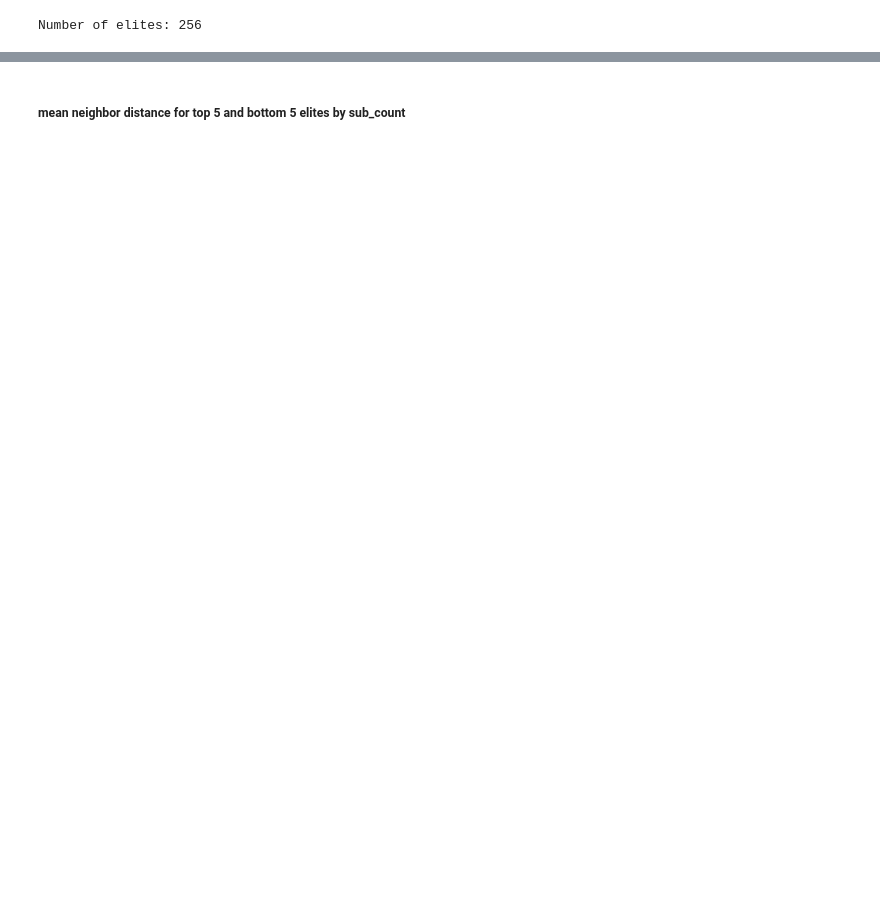
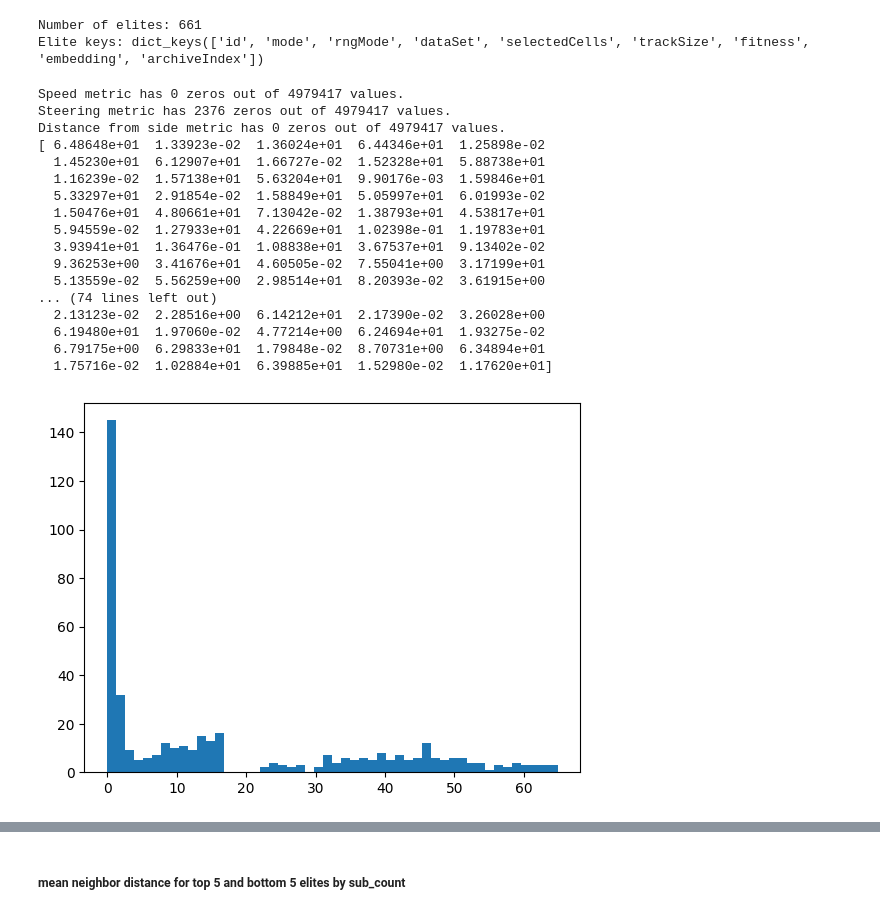
Before and after one commit to zibasPk/Novelty-Search-for-Racing-Track-Design, a Jupyter notebook: mapelite/data_analysis/ns_result_analysis.ipynb, the cells around one changed output, grey strips where cells are left out. Drawn from its saved outputs; the diff is of its cells as text; code cells hidden in the pictures; blank space fills up the shorter version.

```diff
--- a/mapelite/data_analysis/ns_result_analysis.ipynb
+++ b/mapelite/data_analysis/ns_result_analysis.ipynb
@@ -1,11 +1,12 @@
 # %%
 import json
 import numpy as np
-_dataset_path = "mapelite/datasets/track_embeddings_metrics_32dim_rngMixDS_4.npz"
+from mapelite.config import PRECOMPILED_EMBEDDINGS_PATH
+_dataset_path = PRECOMPILED_EMBEDDINGS_PATH
 _data = np.load(_dataset_path)
 _embeddings = _data["embeddings"]
 
-NS_PATH = "data/Archive/NS/ns_run_5/ns/"
+NS_PATH = "data/ns/"
 
 ns_elites_path = NS_PATH + "elites.json"
 
@@ -16,8 +17,64 @@ with open(ns_elites_path, "r") as f:
 metadata = elites_data["metadata"]
 elites = elites_data["elites"]
 print("Number of elites:", len(elites))
+print("Elite keys:", elites[0].keys())
 # %% [output]
-Number of elites: 256
+Number of elites: 661
+Elite keys: dict_keys(['id', 'mode', 'rngMode', 'dataSet', 'selectedCells', 'trackSize', 'fitness', 'embedding', 'archiveIndex'])
+# %%
+# load dataset at : mapelite\embeddings\datasets\dataset20k_metrics_mixedRng_tita.npz
+import matplotlib.pyplot as plt
+
+dataset = np.load("mapelite/embeddings/datasets/dataset20k_metrics_mixedRng_tita.npz")
+flat_metrics = dataset["data"]
+indices = dataset["indices"]
+ids = dataset["ids"]
+
+flat_metrics = np.delete(flat_metrics, [0,3,4,5], axis=1)
+
+# get separate metrics based on indices in order speed steering dist_from_side
+speed_metrics = flat_metrics[:, 0]
+steering_metrics = flat_metrics[:, 1]
+dist_from_side_metrics = flat_metrics[:, 2]
+
+# count the 0s in each metric
+speed_zero_count = sum(1 for x in speed_metrics if x == 0)
+steering_zero_count = sum(1 for x in steering_metrics if x == 0)
+dist_from_side_zero_count = sum(1 for x in dist_from_side_metrics if x == 0)
+
+print(f"Speed metric has {speed_zero_count} zeros out of {len(speed_metrics)} values.")
+print(f"Steering metric has {steering_zero_count} zeros out of {len(steering_metrics)} values.")
+print(f"Distance from side metric has {dist_from_side_zero_count} zeros out of {len(dist_from_side_metrics)} values.")
+
+metrics = np.split(flat_metrics, indices)
+
+# pick a 10 random metrics and print the 0 percentage for each of them
+for i in range(1):
+    metric = metrics[i]
+    flattened_metric = metric.flatten()
+    print(flattened_metric)
+    #plot number distribution of values in the metric
+    plt.hist(flattened_metric, bins=50)
+    plt.show()
+# %% [output]
+Speed metric has 0 zeros out of 4979417 values.
+Steering metric has 2376 zeros out of 4979417 values.
+Distance from side metric has 0 zeros out of 4979417 values.
+[ 6.48648e+01  1.33923e-02  1.36024e+01  6.44346e+01  1.25898e-02
+  1.45230e+01  6.12907e+01  1.66727e-02  1.52328e+01  5.88738e+01
+  1.16239e-02  1.57138e+01  5.63204e+01  9.90176e-03  1.59846e+01
+  5.33297e+01  2.91854e-02  1.58849e+01  5.05997e+01  6.01993e-02
+  1.50476e+01  4.80661e+01  7.13042e-02  1.38793e+01  4.53817e+01
+  5.94559e-02  1.27933e+01  4.22669e+01  1.02398e-01  1.19783e+01
+  3.93941e+01  1.36476e-01  1.08838e+01  3.67537e+01  9.13402e-02
+  9.36253e+00  3.41676e+01  4.60505e-02  7.55041e+00  3.17199e+01
+  5.13559e-02  5.56259e+00  2.98514e+01  8.20393e-02  3.61915e+00
+... (74 lines left out)
+  2.13123e-02  2.28516e+00  6.14212e+01  2.17390e-02  3.26028e+00
+  6.19480e+01  1.97060e-02  4.77214e+00  6.24694e+01  1.93275e-02
+  6.79175e+00  6.29833e+01  1.79848e-02  8.70731e+00  6.34894e+01
+  1.75716e-02  1.02884e+01  6.39885e+01  1.52980e-02  1.17620e+01]
+[figure, added]
 # %%
 import sys
 from mapelite.qd_runner import QDRunner
```
Also changed, not shown: parts of 7 cells of this notebook, 2 other files.
